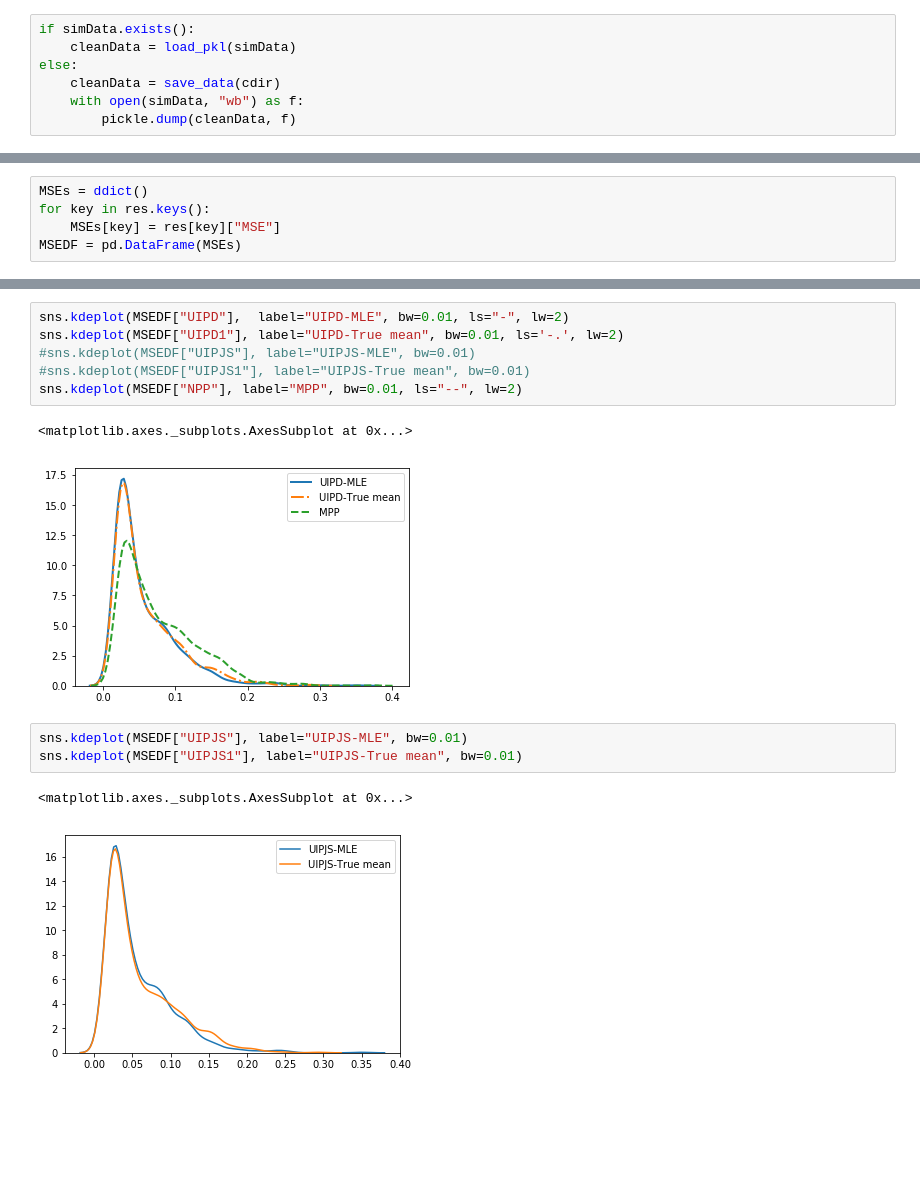
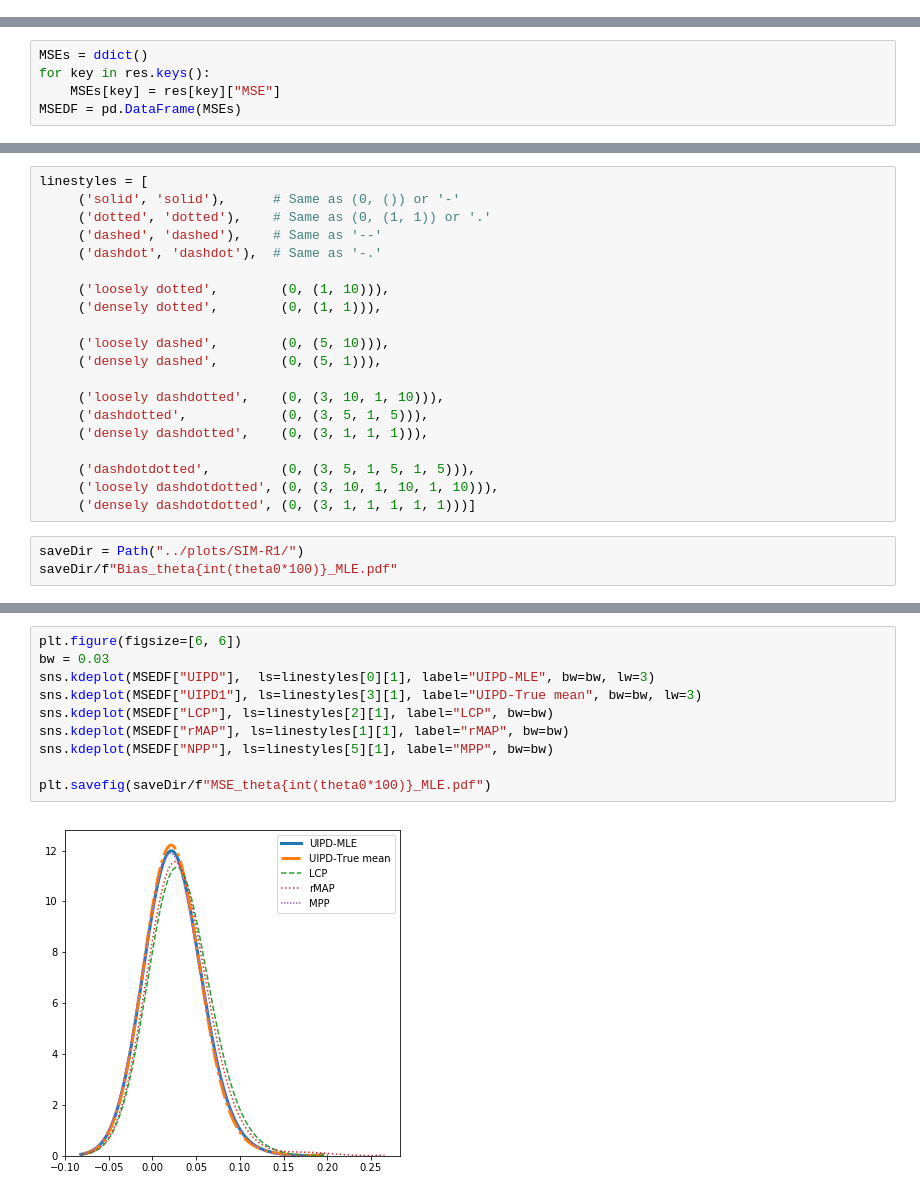
Before and after one commit to JINhuaqing/UIP, a Jupyter notebook: NormSetting/Norm_ana_MLE.ipynb, the cells around one changed output, grey strips where cells are left out. Saved outputs shown, nothing was run; the diff lists cells and outputs as text; blank space fills up the shorter version.

```diff
--- a/NormSetting/Norm_ana_MLE.ipynb
+++ b/NormSetting/Norm_ana_MLE.ipynb
@@ -110,11 +116,4 @@ cdir = dirs[idxs.index(theta0)]
 simData = root/f"./SimSimR1_mean_p{sortdir(cdir)}_n{n}.pkl"
 # %% [markdown]
 ### Obtain the cleaned data
-# %%
-if simData.exists():
-    cleanData = load_pkl(simData)
-else:
-    cleanData = save_data(cdir)
-    with open(simData, "wb") as f:
-        pickle.dump(cleanData, f)
 # %%
@@ -176,0 +162,23 @@ sns.kdeplot(VarDF["UIPD1"], label="UIPD-True mean")
+# %%
+linestyles = [
+     ('solid', 'solid'),      # Same as (0, ()) or '-'
+     ('dotted', 'dotted'),    # Same as (0, (1, 1)) or '.'
+     ('dashed', 'dashed'),    # Same as '--'
+     ('dashdot', 'dashdot'),  # Same as '-.'
+
+     ('loosely dotted',        (0, (1, 10))),
+     ('densely dotted',        (0, (1, 1))),
+
+     ('loosely dashed',        (0, (5, 10))),
+     ('densely dashed',        (0, (5, 1))),
+
+     ('loosely dashdotted',    (0, (3, 10, 1, 10))),
+     ('dashdotted',            (0, (3, 5, 1, 5))),
+     ('densely dashdotted',    (0, (3, 1, 1, 1))),
+
+     ('dashdotdotted',         (0, (3, 5, 1, 5, 1, 5))),
+     ('loosely dashdotdotted', (0, (3, 10, 1, 10, 1, 10))),
+     ('densely dashdotdotted', (0, (3, 1, 1, 1, 1, 1)))]
+# %%
+saveDir = Path("../plots/SIM-R1/")
+saveDir/f"Bias_theta{int(theta0*100)}_MLE.pdf"
@@ -177,15 +212,12 @@ sns.kdeplot(VarDF["UIPD1"], label="UIPD-True mean")
 # %%
-sns.kdeplot(MSEDF["UIPD"],  label="UIPD-MLE", bw=0.01, ls="-", lw=2)
-sns.kdeplot(MSEDF["UIPD1"], label="UIPD-True mean", bw=0.01, ls='-.', lw=2)
-#sns.kdeplot(MSEDF["UIPJS"], label="UIPJS-MLE", bw=0.01)
-#sns.kdeplot(MSEDF["UIPJS1"], label="UIPJS-True mean", bw=0.01)
-sns.kdeplot(MSEDF["NPP"], label="MPP", bw=0.01, ls="--", lw=2)
+plt.figure(figsize=[6, 6])
+bw = 0.03
+sns.kdeplot(MSEDF["UIPD"],  ls=linestyles[0][1], label="UIPD-MLE", bw=bw, lw=3)
+sns.kdeplot(MSEDF["UIPD1"], ls=linestyles[3][1], label="UIPD-True mean", bw=bw, lw=3)
+sns.kdeplot(MSEDF["LCP"], ls=linestyles[2][1], label="LCP", bw=bw)
+sns.kdeplot(MSEDF["rMAP"], ls=linestyles[1][1], label="rMAP", bw=bw)
+sns.kdeplot(MSEDF["NPP"], ls=linestyles[5][1], label="MPP", bw=bw)
+
+plt.savefig(saveDir/f"MSE_theta{int(theta0*100)}_MLE.pdf")
 # %% [output]
-<matplotlib.axes._subplots.AxesSubplot at 0x...>
-[figure, old version]
+[figure, new version]
-# %%
-sns.kdeplot(MSEDF["UIPJS"], label="UIPJS-MLE", bw=0.01)
-sns.kdeplot(MSEDF["UIPJS1"], label="UIPJS-True mean", bw=0.01)
-# %% [output]
-<matplotlib.axes._subplots.AxesSubplot at 0x...>
-[figure, removed]
```
Also changed, not shown: parts of 15 cells of this notebook, 9 other files.
